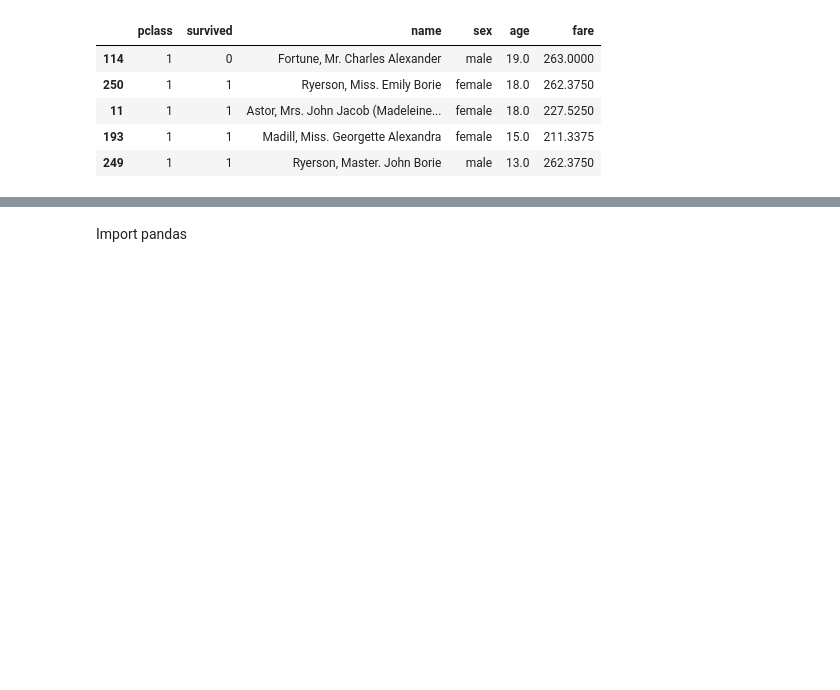
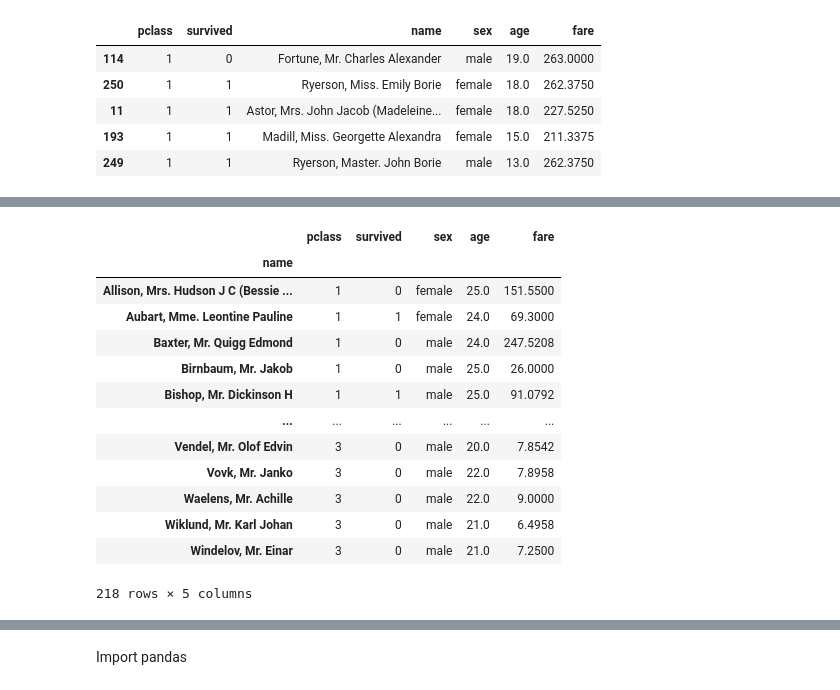
Before and after one commit to AmalSatheesan/Data_Analysis_with_Pandas, a Jupyter notebook: homework3.ipynb, the cells around one changed output, grey strips where cells are left out. Saved outputs shown, nothing was run; the diff lists cells and outputs as text; code cells hidden in the pictures; blank space fills up the shorter version.

```diff
--- a/homework3.ipynb
+++ b/homework3.ipynb
@@ -359,0 +382,20 @@ rich.nlargest(5,columns=['age','fare'])
+# %%
+upper_mask = titanic['age']>=20
+lower_mask = titanic['age']<=25
+
+titanic[upper_mask & lower_mask]
+# %% [output]
+|  | pclass | survived | sex | age | fare |
+| name |  |  |  |  |  |
+| Allison, Mrs. Hudson J C (Bessie ... | 1 | 0 | female | 25.0 | 151.5500 |
+| Aubart, Mme. Leontine Pauline | 1 | 1 | female | 24.0 | 69.3000 |
+| Baxter, Mr. Quigg Edmond | 1 | 0 | male | 24.0 | 247.5208 |
+| Birnbaum, Mr. Jakob | 1 | 0 | male | 25.0 | 26.0000 |
+| Bishop, Mr. Dickinson H | 1 | 1 | male | 25.0 | 91.0792 |
+| ... | ... | ... | ... | ... | ... |
+| Vendel, Mr. Olof Edvin | 3 | 0 | male | 20.0 | 7.8542 |
+| Vovk, Mr. Janko | 3 | 0 | male | 22.0 | 7.8958 |
+| Waelens, Mr. Achille | 3 | 0 | male | 22.0 | 9.0000 |
+| Wiklund, Mr. Karl Johan | 3 | 0 | male | 21.0 | 6.4958 |
+| Windelov, Mr. Einar | 3 | 0 | male | 21.0 | 7.2500 |
+218 rows × 5 columns
```
Also changed, not shown: parts of 17 cells of this notebook.
